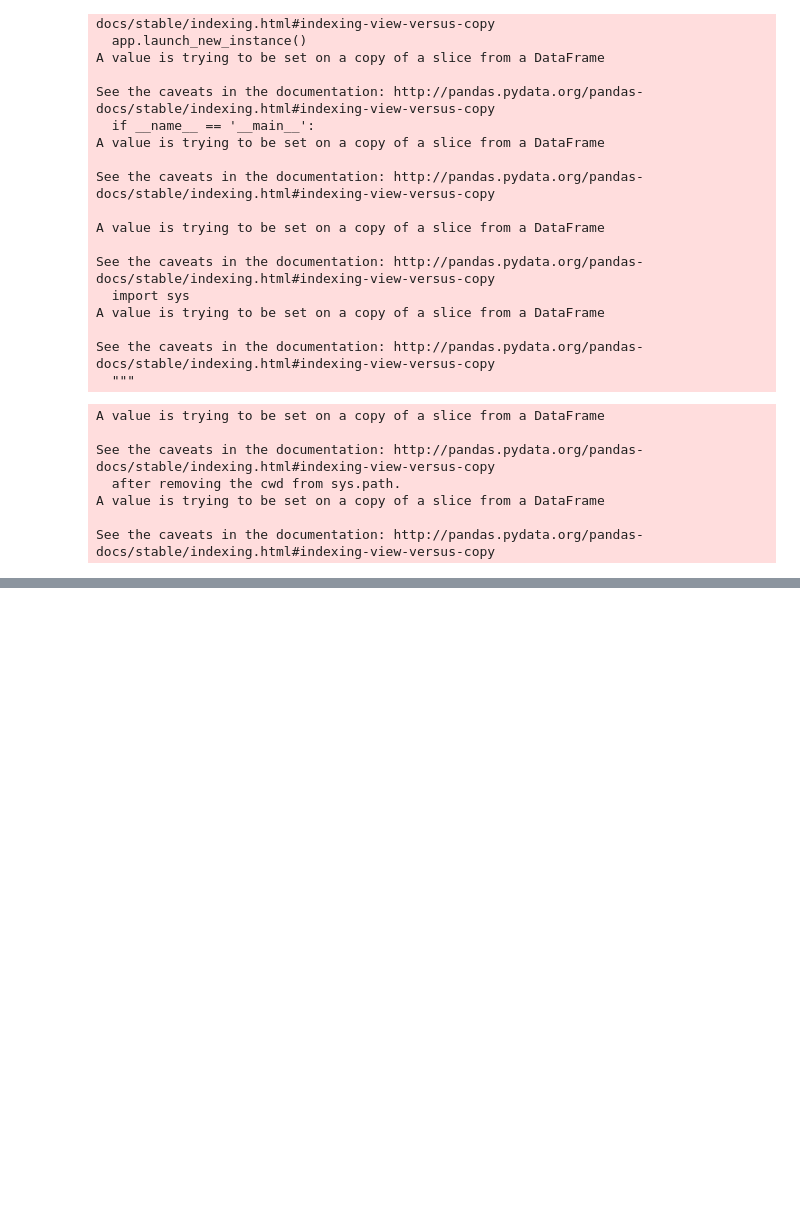
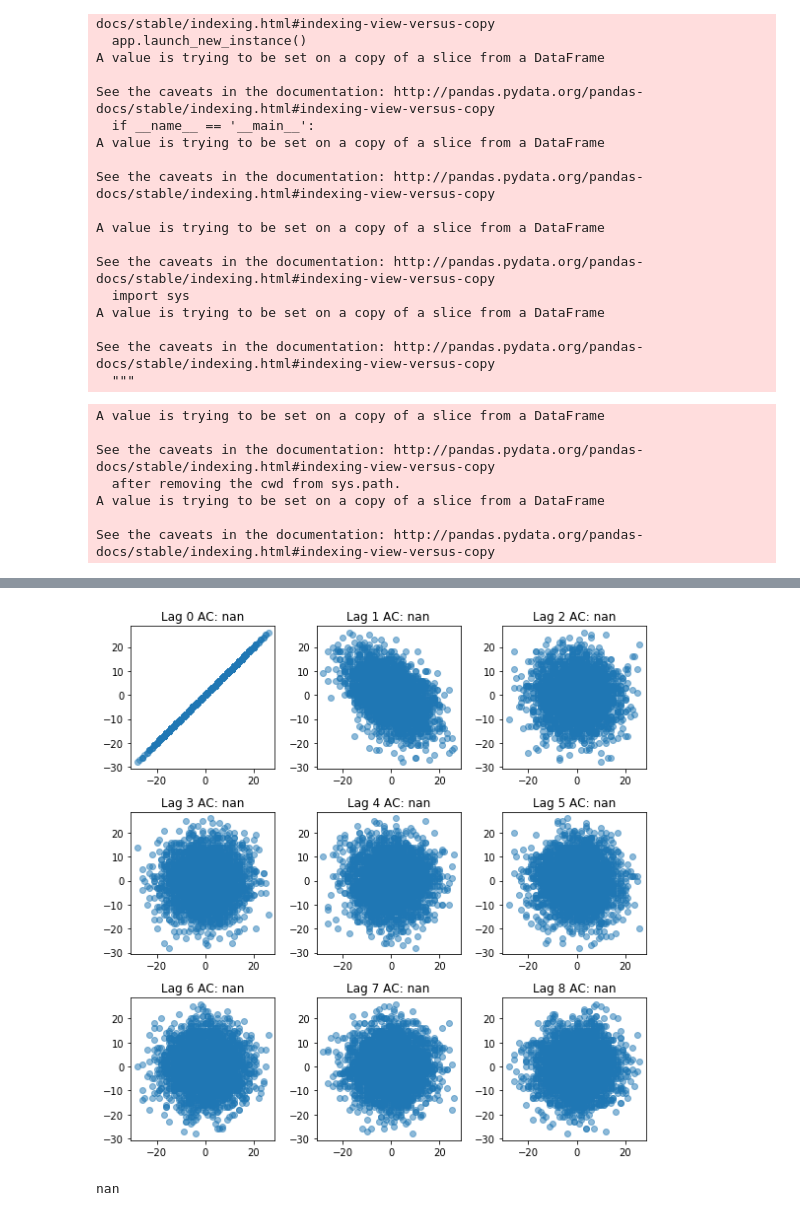
Before and after one commit to analyticallycorrect/seattle_domestic_violence, a Jupyter notebook: Notebooks/seattle_dv_eda.ipynb, the cells around one changed output, grey strips where cells are left out. Cells and saved outputs as stored; diff of their text form; code cells hidden in the pictures; blank space fills up the shorter version.

```diff
--- a/Notebooks/seattle_dv_eda.ipynb
+++ b/Notebooks/seattle_dv_eda.ipynb
@@ -287,0 +320,9 @@ calls_full_df = calls_full_df.join(sounders_schedule[['date','sounders_game']].s
+# %%
+def series_and_lagged(series, lag=1):
+    truncated = np.copy(series)[lag:]
+    lagged = np.copy(series)[:(len(truncated))]
+    return truncated, lagged
+
+def compute_autocorrelation(series, lag=1):
+    series, lagged = series_and_lagged(series, lag=lag)
+    return np.corrcoef(series, lagged)[0, 1]
@@ -287,0 +335,18 @@ calls_full_df = calls_full_df.join(sounders_schedule[['date','sounders_game']].s
+# %%
+calls_diff = call_counts.diff()[1:]
+
+fig, axs = plt.subplots(3, 3, figsize=(8, 8))
+
+for i, ax in enumerate(axs.flatten()):
+    series, lagged = series_and_lagged(calls_diff, lag=i)
+    autocorr = compute_autocorrelation(calls_diff, lag=i)
+    ax.scatter(series, lagged, alpha=0.5)
+    ax.set_title("Lag {0} AC: {1:2.2f}".format(i, autocorr))
+
+plt.tight_layout()
+# %% [output]
+[figure, added]
+# %%
+autocorr
+# %% [output]
+nan
```
Also changed, not shown: parts of 29 cells of this notebook.
